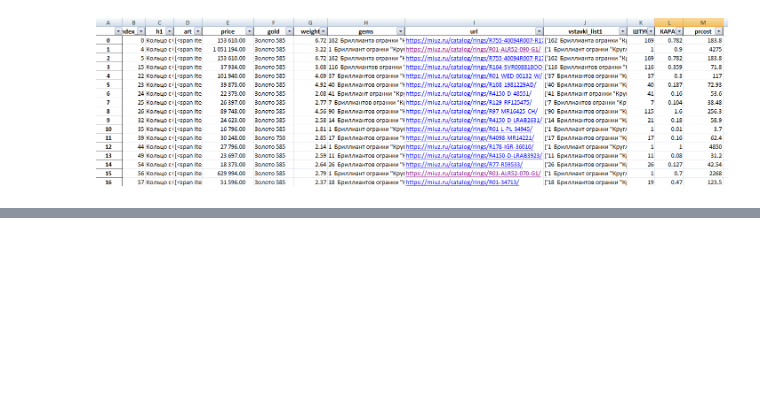
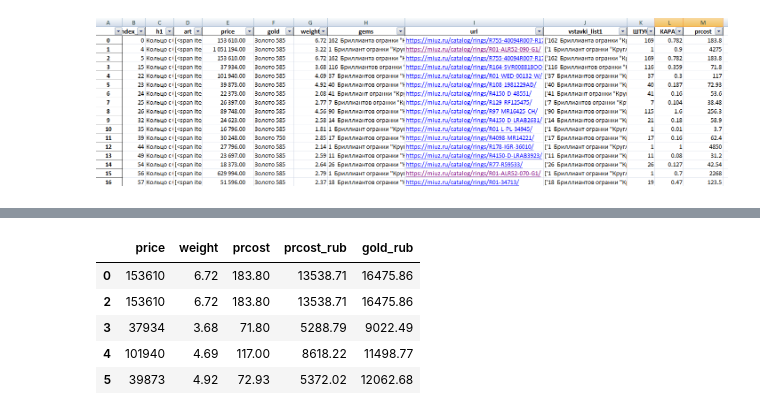
Before and after one commit to KeskilV/Parsing_NKO, a Jupyter notebook: AnaliticRep031221.ipynb, the cells around one changed output, grey strips where cells are left out. Drawn from its saved outputs; the diff is of its cells as text; code cells hidden in the pictures; blank space fills up the shorter version.

```diff
--- a/AnaliticRep031221.ipynb
+++ b/AnaliticRep031221.ipynb
@@ -425,0 +117,10 @@ plot_figs(1, elev, azim, X_train, ols)
+# %%
+pd.options.display.float_format ="{:.2f}".format
+data.head()
+# %% [output]
+|  | price | weight | prcost | prcost_rub | gold_rub |
+| 0 | 153610 | 6.72 | 183.80 | 13538.71 | 16475.86 |
+| 2 | 153610 | 6.72 | 183.80 | 13538.71 | 16475.86 |
+| 3 | 37934 | 3.68 | 71.80 | 5288.79 | 9022.49 |
+| 4 | 101940 | 4.69 | 117.00 | 8618.22 | 11498.77 |
+| 5 | 39873 | 4.92 | 72.93 | 5372.02 | 12062.68 |
```
Also changed, not shown: parts of 74 cells of this notebook.
